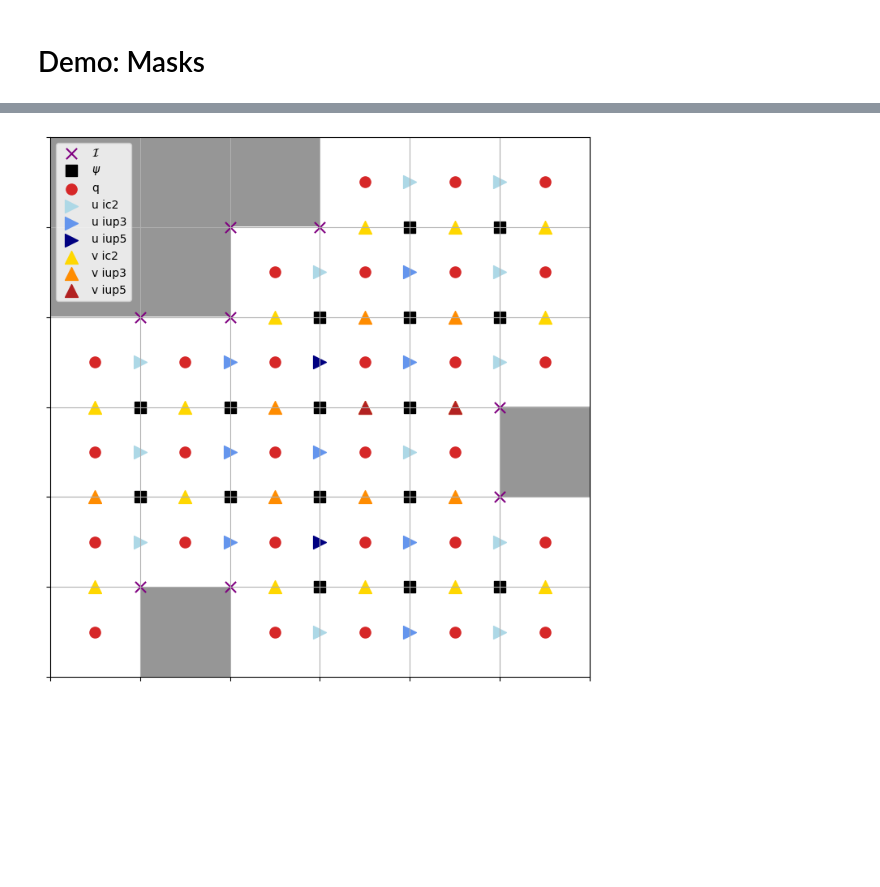
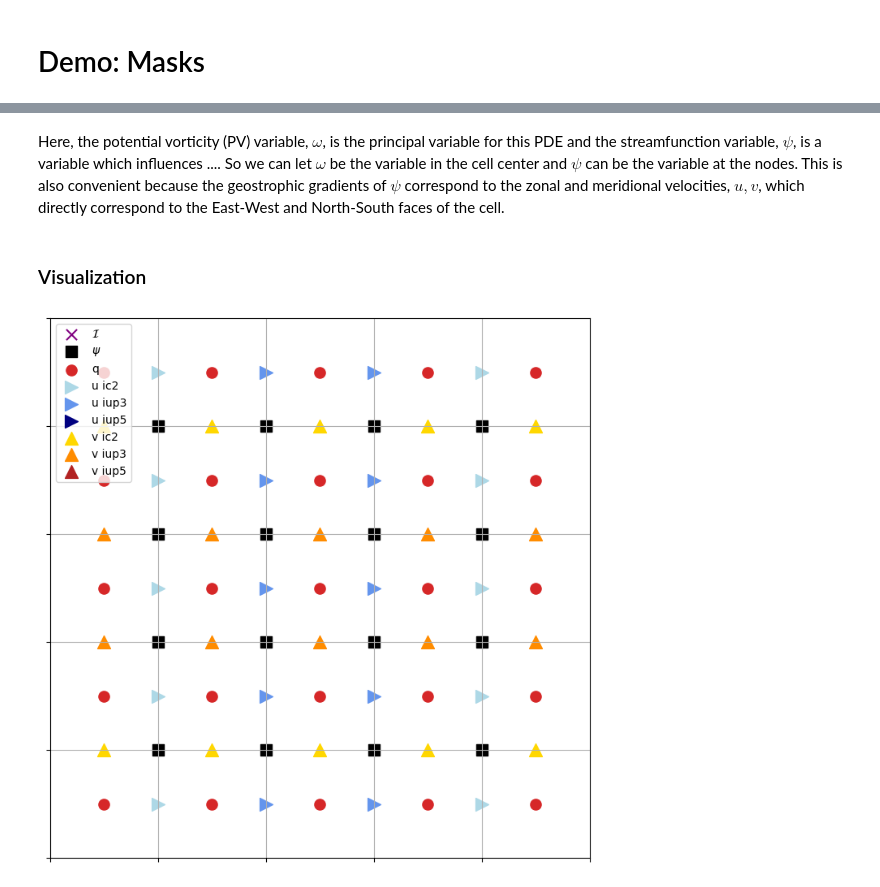
Before and after one commit to jejjohnson/finitevolX, a Jupyter notebook: notebooks/demo_masks.ipynb, the cells around one changed output, grey strips where cells are left out. Saved outputs shown, nothing was run; the diff lists cells and outputs as text; code cells hidden in the pictures; blank space fills up the shorter version.

Commit message:
Updated masks.

```diff
--- a/notebooks/demo_masks.ipynb
+++ b/notebooks/demo_masks.ipynb
@@ -66,10 +57,10 @@ def init_mask_q_realish(n: int=10, grid: str="c"):
     return masks
 # %%
 n = 6
-masks = init_mask_psi_rect(n, grid="d")
+masks = init_mask_node_rect(n, "node")
 
-n = 10
-masks = init_mask_psi_island(n, grid="d")
-
-n = 6
-masks = init_mask_q_realish(n, grid="d")
+# n = 10
+# masks = init_mask_node_island(n)
+#
+# n = 6
+# masks = init_mask_center_realish(n, "center")
@@ -76,7 +82,16 @@ masks = init_mask_q_realish(n, grid="d")
+# %% [markdown]
+Here, the potential vorticity (PV) variable, $\omega$, is the principal variable for this PDE and the streamfunction variable, $\psi$, is a variable which influences .... So we can let $\omega$ be the variable in the cell center and $\psi$ can be the variable at the nodes. This is also convenient because the geostrophic gradients of $\psi$ correspond to the zonal and meridional velocities, $u,v$, which directly correspond to the East-West and North-South faces of the cell.
+# %%
+psi = masks.node
+u = masks.face_u
+v = masks.face_v
+q = masks.center
+# %% [markdown]
+### Visualization
 # %%
 plt.ion()
 fig,ax =plt.subplots(figsize=(7,7))
-ax.imshow(masks.q.values.T, origin='lower', cmap='Greys_r', interpolation=None, vmin=-1, label="mask")
+ax.imshow(q.values.T, origin='lower', cmap='Greys_r', interpolation=None, vmin=-1, label="mask")
 ax.set_xticks(np.arange(-.5,n+.5)), ax.set_yticks(np.arange(-.5,n+.5))
 
 s = 90
@@ -85,12 +100,12 @@ s2 = 130
 
 # PLOT BOUNDARIES
 psi_xmin, psi_ymin = -.5, -.5
-ax.scatter(psi_xmin+1+masks.psi.irrbound_xids,psi_ymin+1+masks.psi.irrbound_yids,
+ax.scatter(psi_xmin+1+psi.irrbound_xids,psi_ymin+1+psi.irrbound_yids,
            s=s, marker='x', label='$\mathcal{I}$', color='purple')
 
 # PLOT STREAM FUNCTION
 psi_xmin, psi_ymin = -.5, -.5
-mask_psi_ids = jnp.argwhere(masks.psi.values.squeeze())
+mask_psi_ids = jnp.argwhere(psi.values.squeeze())
 ax.scatter(psi_xmin+mask_psi_ids[:,0], psi_ymin+mask_psi_ids[:,1],
           s=s, marker='s', label='$\\psi$', color='black')
 
@@ -99,40 +114,40 @@ ax.scatter(psi_xmin+mask_psi_ids[:,0], psi_ymin+mask_psi_ids[:,1],
 s = 90
 s2 = 130
 q_xmin, q_ymin = 0, 0
-mask_q_ids = jnp.argwhere(masks.q.values.squeeze())
+mask_q_ids = jnp.argwhere(q.values.squeeze())
 ax.scatter(q_xmin+mask_q_ids[:,0], q_ymin+mask_q_ids[:,1],
             s=s, marker='o', label='q', color='tab:red')
 
 # PLOT ZONAL VELOCITY
 u_xmin, u_ymin = -.5, 0
-mask_u_ids = jnp.argwhere(masks.u.distbound1.squeeze())
+mask_u_ids = jnp.argwhere(u.distbound1.squeeze())
 ax.scatter(u_xmin+mask_u_ids[:,0], u_ymin+mask_u_ids[:,1],
             s=s2, marker='>', label='u ic2', color='lightblue')
-mask_u_ids = jnp.argwhere(masks.u.distbound2.squeeze())
+mask_u_ids = jnp.argwhere(u.distbound2.squeeze())
 ax.scatter(u_xmin+mask_u_ids[:,0], u_ymin+mask_u_ids[:,1],
             s=s2, marker='>', label='u iup3', color='cornflowerblue')
-mask_u_ids = jnp.argwhere(masks.u.distbound3plus.squeeze())
+mask_u_ids = jnp.argwhere(u.distbound3plus.squeeze())
 ax.scatter(u_xmin+mask_u_ids[:,0], u_ymin+mask_u_ids[:,1],
             s=s2, marker='>', label='u iup5', color='navy')
 
 # PLOT MERIDIONAL VELOCITY
 v_xmin, v_ymin = 0, -.5
-mask_v_ids = jnp.argwhere(masks.v.distbound1.squeeze())
+mask_v_ids = jnp.argwhere(v.distbound1.squeeze())
 ax.scatter(v_xmin+mask_v_ids[:,0], v_ymin+mask_v_ids[:,1],
             s=s2, marker='^', label='v ic2', color='gold')
-mask_v_ids = jnp.argwhere(masks.v.distbound2plus.squeeze())
+mask_v_ids = jnp.argwhere(v.distbound2plus.squeeze())
 ax.scatter(v_xmin+mask_v_ids[:,0], v_ymin+mask_v_ids[:,1],
             s=s2, marker='^', label='v iup3', color='darkorange')
-mask_v_ids = jnp.argwhere(masks.v.distbound3plus.squeeze())
+mask_v_ids = jnp.argwhere(v.distbound3plus.squeeze())
 ax.scatter(v_xmin+mask_v_ids[:,0], v_ymin+mask_v_ids[:,1],
             s=s2, marker='^', label='v iup5', color='firebrick')
 
 
 ax.grid()
 plt.legend(loc='upper left')
 plt.setp(ax.get_xticklabels(), visible=False)
 plt.setp(ax.get_yticklabels(), visible=False)
 plt.tight_layout()
 plt.show()
 # %% [output]
-[figure, old version]
+[figure, new version]
```
Also changed, not shown: parts of 12 cells of this notebook, 3 other files.
